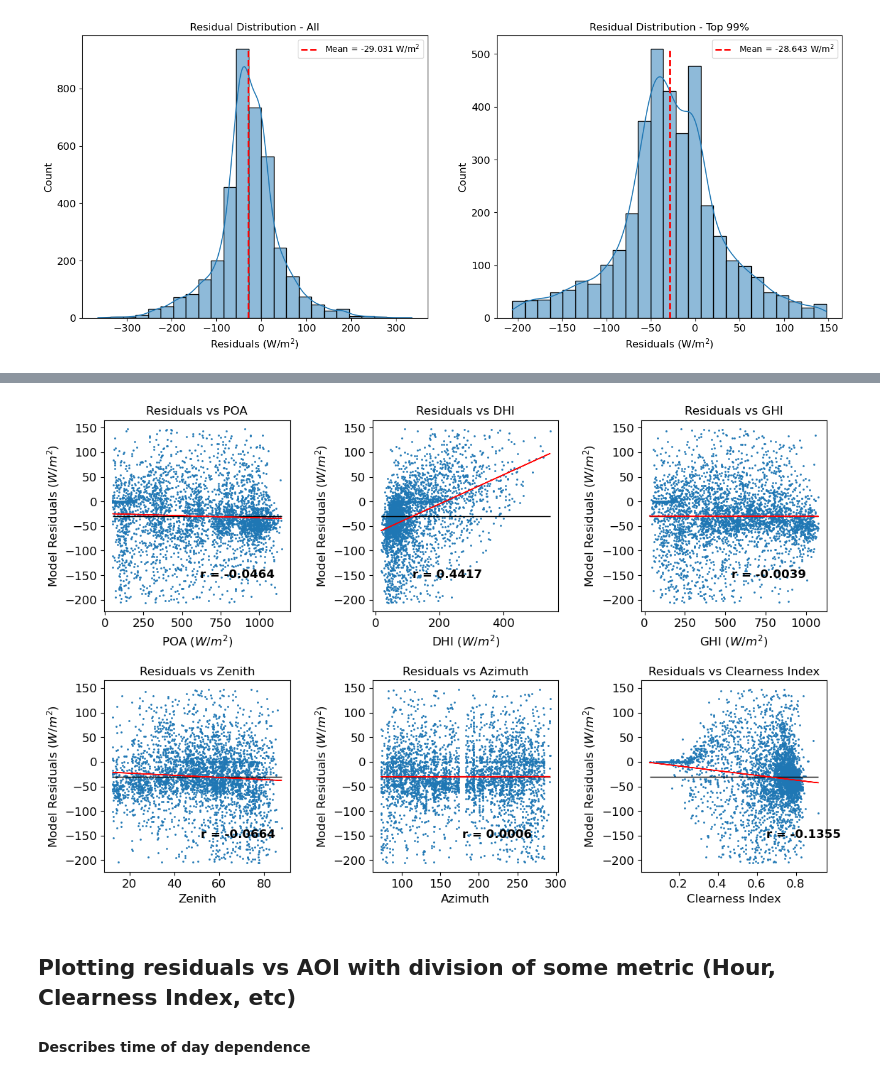
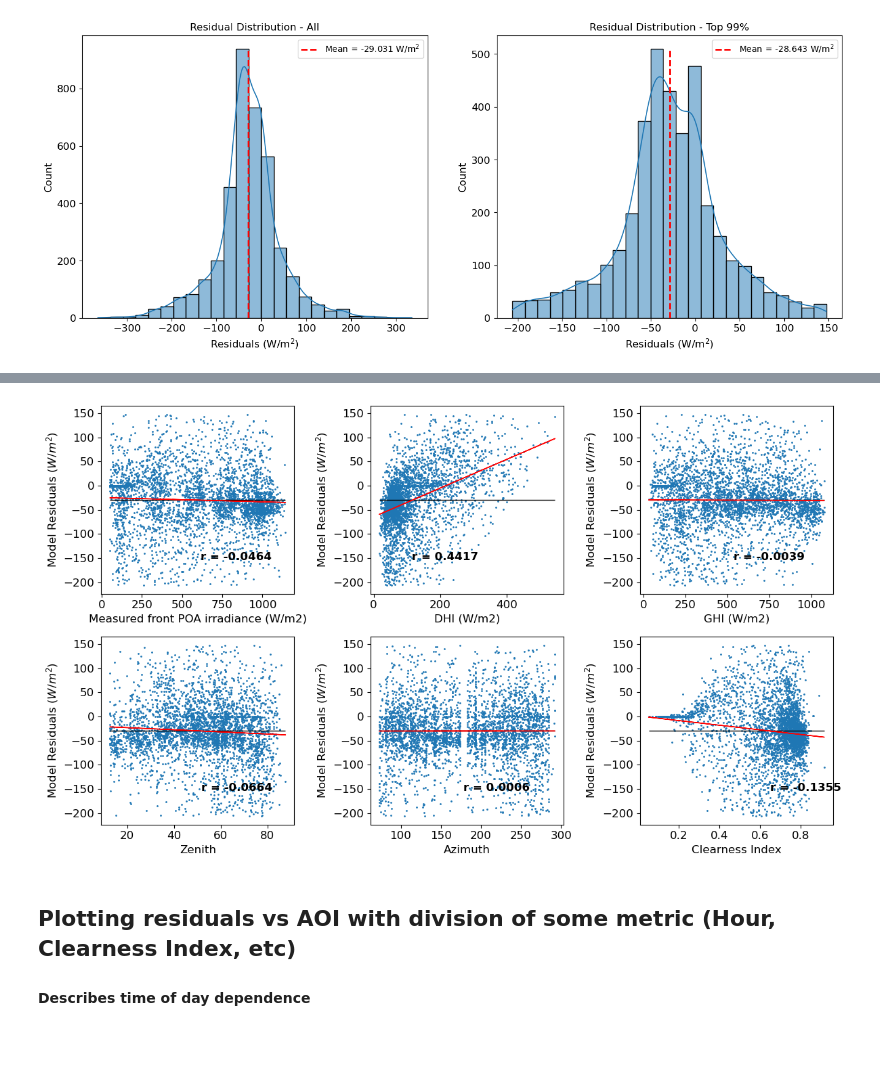
Before and after one commit to lmdeville/PV-Modeling, a Jupyter notebook: Model Validation/DNI Estim Validation.ipynb, the cells around one changed output, grey strips where cells are left out. Saved outputs shown, nothing was run; the diff lists cells and outputs as text; code cells hidden in the pictures; blank space fills up the shorter version.

```diff
--- a/Model Validation/DNI Estim Validation.ipynb
+++ b/Model Validation/DNI Estim Validation.ipynb
@@ -285,79 +277,31 @@ ax2.legend(prop=dict(size='small'),handles=line_4)
 # %%
 #plot residuals against common inputs into POA models
 
-fig, axs = plt.subplots(2, 3,figsize=(12,8))
-fig.tight_layout(pad=4.0)
-# y = df['Residuals']
-# y_avg = df['Residuals'].mean()
-# y_med = df['Residuals'].median()
 df = df.dropna()
+
+covariates = [
+    'Measured front POA irradiance (W/m2)', 'DHI (W/m2)', 'GHI (W/m2)',
+    'Zenith', 'Azimuth', 'Clearness Index'
+]
+
 y = df['resid_trim']
-y_avg =  df['resid_trim'].mean()
-y_med =  df['resid_trim'].median()
-x = df['Measured front POA irradiance (W/m2)']
-z = np.polyfit(x, y, 1)
-p = np.poly1d(z)
-r = np.corrcoef(x,y)[0][1]
-axs[0, 0].scatter(x, y, s=1)
-axs[0, 0].hlines(y=y_avg, xmin=x.min(), xmax=x.max(), linewidth=1, color='black',linestyles='-')
-axs[0, 0].text(x = x.mean(), y=(y.min() + (-0.25*y.min())), s=( "r = "+str(round(r,4))), weight='bold')
-axs[0, 0].plot(x, p(x), linewidth=1, color='red')
-axs[0, 0].set_title('Residuals vs POA')
-axs[0, 0].set_xlabel('POA ($W/m^2$)')
-axs[0, 0].set_ylabel('Model Residuals ($W/m^2$)')
-x = df['DHI (W/m2)']
-z = np.polyfit(x, y, 1)
-p = np.poly1d(z)
-r = np.corrcoef(x,y)[0][1]
-axs[0, 1].scatter(x, y, s=1)
-axs[0, 1].hlines(y=y_avg, xmin=x.min(), xmax=x.max(), linewidth=1, color='black',linestyles='-')
-axs[0, 1].text(x = x.mean(), y=(y.min() + (-0.25*y.min())), s=( "r = "+str(round(r,4))), weight='bold')
-axs[0, 1].plot(x, p(x), linewidth=1, color='red')
-axs[0, 1].set_title('Residuals vs DHI')
-axs[0, 1].set_xlabel('DHI ($W/m^2$)')
-axs[0, 1].set_ylabel('Model Residuals ($W/m^2$)')
-x = df['GHI (W/m2)']
-z = np.polyfit(x, y, 1)
-p = np.poly1d(z)
-r = np.corrcoef(x,y)[0][1]
-axs[0, 2].scatter(x, y, s=1)
-axs[0, 2].hlines(y=y_avg, xmin=x.min(), xmax=x.max(), linewidth=1, color='black',linestyles='-')
-axs[0, 2].text(x = x.mean(), y=(y.min() + (-0.25*y.min())), s=( "r = "+str(round(r,4))), weight='bold')
-axs[0, 2].plot(x, p(x), linewidth=1, color='red')
-axs[0, 2].set_title('Residuals vs GHI')
-axs[0, 2].set_xlabel('GHI ($W/m^2$)')
-axs[0, 2].set_ylabel('Model Residuals ($W/m^2$)')
-x = df['Zenith']
-z = np.polyfit(x, y, 1)
-p = np.poly1d(z)
-r = np.corrcoef(x,y)[0][1]
-axs[1, 0].scatter(x, y, s=1)
-axs[1, 0].hlines(y=y_avg, xmin=x.min(), xmax=x.max(), linewidth=1, color='black',linestyles='-')
-axs[1, 0].text(x = x.mean(), y=(y.min() + (-0.25*y.min())), s=( "r = "+str(round(r,4))), weight='bold')
-axs[1, 0].plot(x, p(x), linewidth=1, color='red')
-axs[1, 0].set_title('Residuals vs Zenith')
-axs[1, 0].set_xlabel('Zenith')
-axs[1, 0].set_ylabel('Model Residuals ($W/m^2$)')
-x = df['Azimuth']
-z = np.polyfit(x, y, 1)
-p = np.poly1d(z)
-r = np.corrcoef(x,y)[0][1]
-axs[1, 1].scatter(x, y, s=1)
-axs[1, 1].hlines(y=y_avg, xmin=x.min(), xmax=x.max(), linewidth=1, color='black',linestyles='-')
-axs[1, 1].text(x = x.mean(), y=(y.min() + (-0.25*y.min())), s=( "r = "+str(round(r,4))), weight='bold')
-axs[1, 1].plot(x, p(x), linewidth=1, color='red')
-axs[1, 1].set_title('Residuals vs Azimuth')
-axs[1, 1].set_xlabel('Azimuth')
-axs[1, 1].set_ylabel('Model Residuals ($W/m^2$)')
-x = df['Clearness Index']
-z = np.polyfit(x, y, 1)
-p = np.poly1d(z)
-r = np.corrcoef(x,y)[0][1]
-axs[1, 2].scatter(x, y, s=1)
-axs[1, 2].hlines(y=y_avg, xmin=x.min(), xmax=x.max(), linewidth=1, color='black',linestyles='-')
-axs[1, 2].text(x = x.mean(), y=(y.min() + (-0.25*y.min())), s=( "r = "+str(round(r,4))), weight='bold')
-axs[1, 2].plot(x, p(x), linewidth=1, color='red')
-axs[1, 2].set_title('Residuals vs Clearness Index')
-axs[1, 2].set_xlabel('Clearness Index')
-axs[1, 2].set_ylabel('Model Residuals ($W/m^2$)')
+y_avg = df['resid_trim'].mean()
+y_med = df['resid_trim'].median()
+
+fig, axes = plt.subplots(2, 3, figsize=(12, 7))
+
+for covariate, ax in zip(covariates, axes.flatten()):
+    x = df[covariate]
+    z = np.polyfit(x, y, 1)
+    p = np.poly1d(z)
+    r = np.corrcoef(x, y)[0][1]
+
+    ax.scatter(x, y, s=1)
+    ax.hlines(y=y_avg, xmin=x.min(), xmax=x.max(), linewidth=1, color='black', linestyles='-')
+    ax.text(x=x.mean(), y=(y.min() + (-0.25*y.min())), s=f"r = {r:0.04f}", weight='bold')
+    ax.plot(x, p(x), linewidth=1, color='red')
+    ax.set_xlabel(covariate)
+    ax.set_ylabel('Model Residuals ($W/m^2$)')
+
+fig.tight_layout()
 # %% [output]
@@ -365,4 +308,4 @@ Text(764.6928104575164, 0.5, 'Model Residuals ($W/m^2$)')
-[figure, old version]
+[figure, new version]
 # %% [markdown]
 ## Plotting residuals vs AOI with division of some metric (Hour, Clearness Index, etc)
 #### Describes time of day dependence
```
Also changed, not shown: parts of 10 cells of this notebook.
